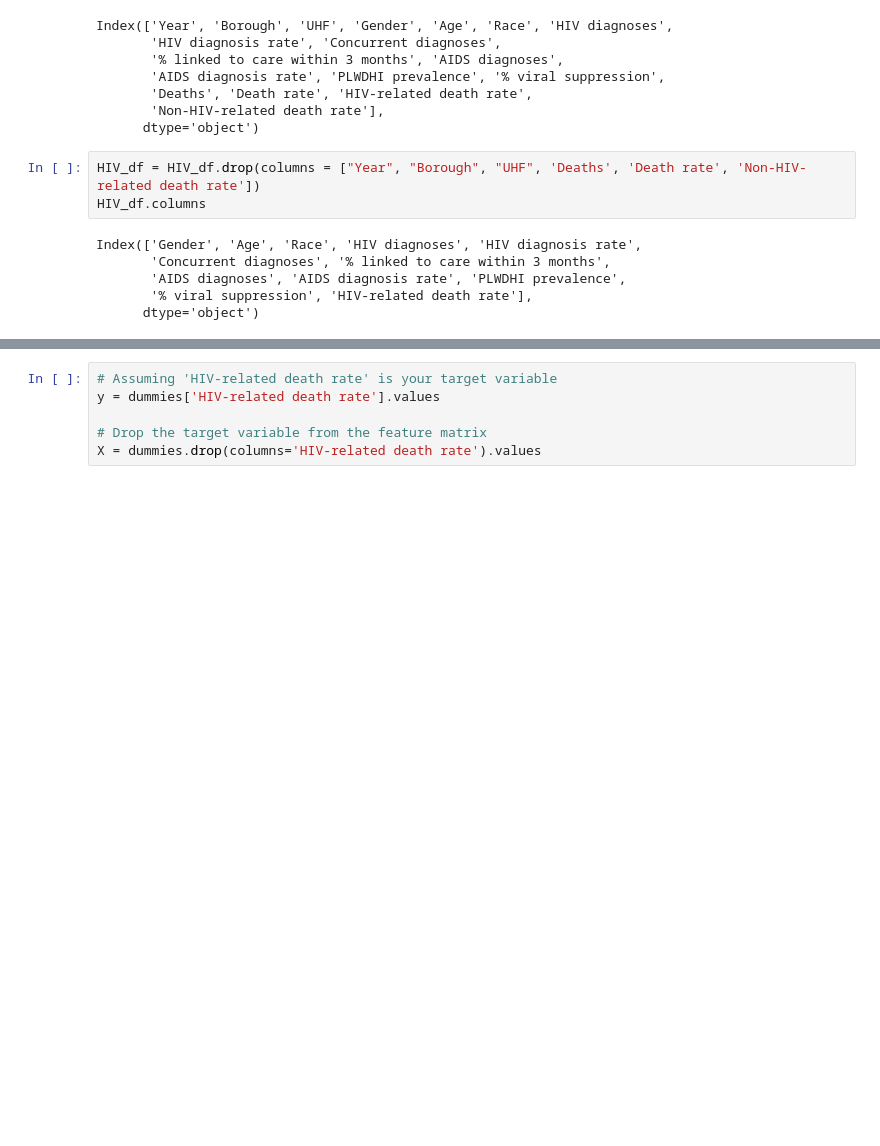
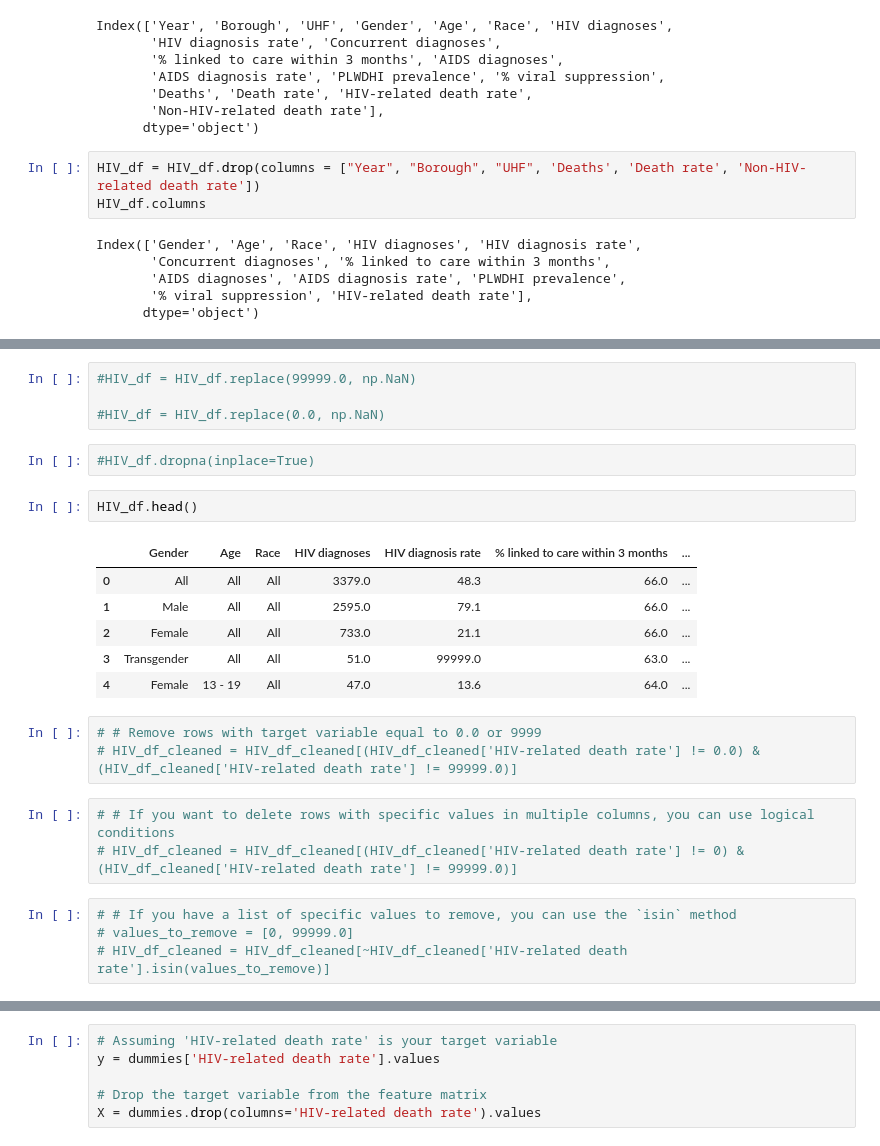
Before and after one commit to neslink/ProjectHIV, a Jupyter notebook: HIV_Project.ipynb, the cells around one changed output, grey strips where cells are left out. Saved outputs shown, nothing was run; the diff lists cells and outputs as text; blank space fills up the shorter version.

```diff
--- a/HIV_Project.ipynb
+++ b/HIV_Project.ipynb
@@ -53,3 +67,28 @@ Index(['Gender', 'Age', 'Race', 'HIV diagnoses', 'HIV diagnosis rate',
+# %%
+#HIV_df = HIV_df.replace(99999.0, np.NaN)
+
+#HIV_df = HIV_df.replace(0.0, np.NaN)
+# %%
+#HIV_df.dropna(inplace=True)
+# %%
+HIV_df.head()
+# %% [output]
+|  | Gender | Age | Race | HIV diagnoses | HIV diagnosis rate | % linked to care within 3 months | ... |
+| 0 | All | All | All | 3379.0 | 48.3 | 66.0 | ... |
+| 1 | Male | All | All | 2595.0 | 79.1 | 66.0 | ... |
+| 2 | Female | All | All | 733.0 | 21.1 | 66.0 | ... |
+| 3 | Transgender | All | All | 51.0 | 99999.0 | 63.0 | ... |
+| 4 | Female | 13 - 19 | All | 47.0 | 13.6 | 64.0 | ... |
+# %%
+# # Remove rows with target variable equal to 0.0 or 9999
+# HIV_df_cleaned = HIV_df_cleaned[(HIV_df_cleaned['HIV-related death rate'] != 0.0) & (HIV_df_cleaned['HIV-related death rate'] != 99999.0)]
+# %%
+# # If you want to delete rows with specific values in multiple columns, you can use logical conditions
+# HIV_df_cleaned = HIV_df_cleaned[(HIV_df_cleaned['HIV-related death rate'] != 0) & (HIV_df_cleaned['HIV-related death rate'] != 99999.0)]
+# %%
+# # If you have a list of specific values to remove, you can use the `isin` method
+# values_to_remove = [0, 99999.0]
+# HIV_df_cleaned = HIV_df_cleaned[~HIV_df_cleaned['HIV-related death rate'].isin(values_to_remove)]
 # %%
 dummies = pd.get_dummies(HIV_df)
 dummies
```
Also changed, not shown: parts of 22 cells of this notebook, 1 other file.
